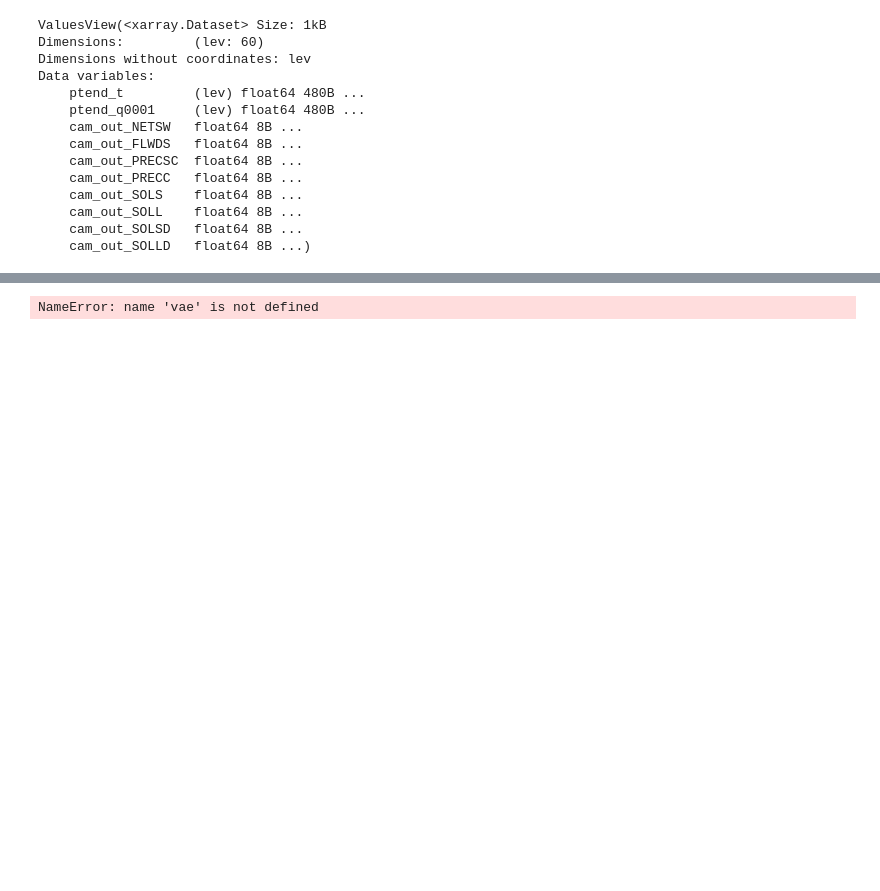
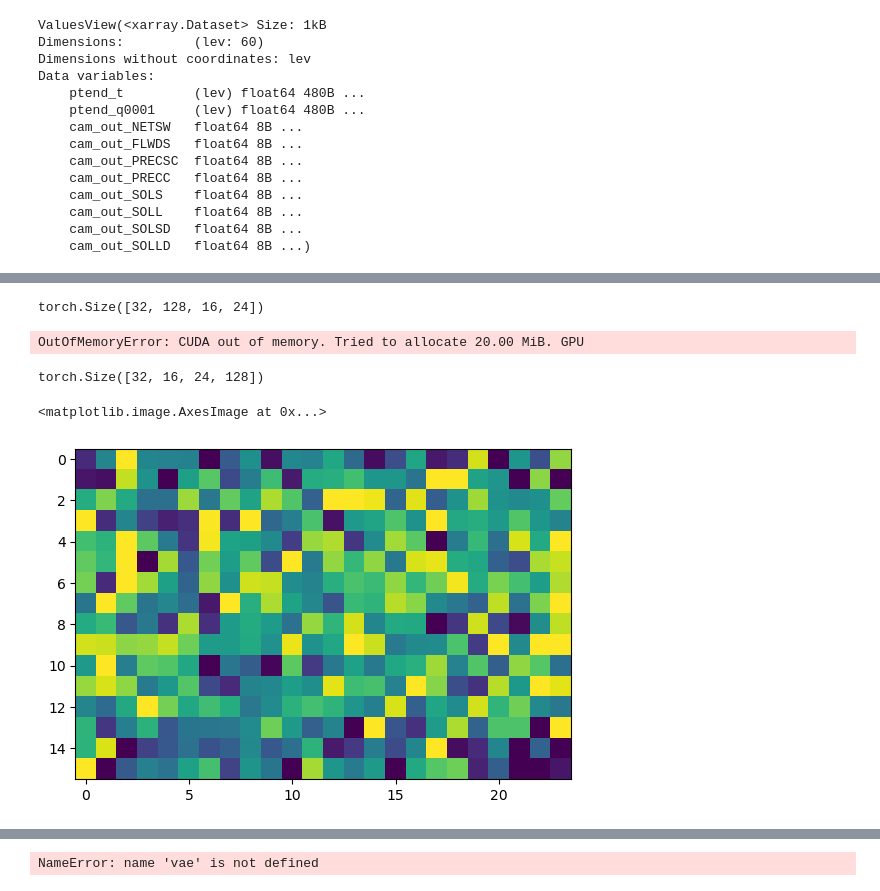
Before and after one commit to SammyAgrawal/diffusion-climsim, a Jupyter notebook: Evaluation.ipynb, the cells around one changed output, grey strips where cells are left out. Drawn from its saved outputs; the diff is of its cells as text; code cells hidden in the pictures; blank space fills up the shorter version.

```diff
--- a/Evaluation.ipynb
+++ b/Evaluation.ipynb
@@ -285,0 +319,43 @@ Series of evaluation metrics between two datasets $\mathcal S_r$ (training corpu
+# %%
+# generate images
+
+class SampleImages(torch.utils.data.IterableDataset):
+    def __init__(self, pipeline, steps, batch_size=1, eta=1.0):
+        self.pipeline = pipeline.to(device)
+        self.steps = steps
+        self.batch_size = batch_size
+        self.eta = 1.0
+        self.image_shape = (batch_size, pipeline.unet.config.in_channels, *pipeline.unet.config.sample_size)
+
+    def __iter__(self):
+        # generate a batch of images
+        scheduler = self.pipeline.scheduler
+        while(True): # can generate infinite batches
+            image = torch.randn(self.image_shape).to(device)
+            scheduler.set_timesteps(self.steps)
+            for t in self.pipeline.progress_bar(scheduler.timesteps):
+                model_output = self.pipeline.unet(image, t).sample
+                image = scheduler.step(model_output, t, image, eta=self.eta).prev_sample
+            yield(image)
+# %%
+model_loader = iter(SampleImages(pipeline, steps=50, batch_size=32, eta=0))
+# %%
+train_ds.log = False
+train_ds[0].shape
+# %% [output]
+torch.Size([32, 128, 16, 24])
+# %%
+images = next((model_loader))
+# %% [output]
+OutOfMemoryError: CUDA out of memory. Tried to allocate 20.00 MiB. GPU
+# %%
+images.shape
+# %% [output]
+torch.Size([32, 16, 24, 128])
+# %%
+images = images.cpu().detach().numpy()
+# %%
+plt.imshow(images[0, :,:,59])
+# %% [output]
+<matplotlib.image.AxesImage at 0x...>
+[figure, added]
```
Also changed, not shown: parts of 90 cells of this notebook, 4 other files.
